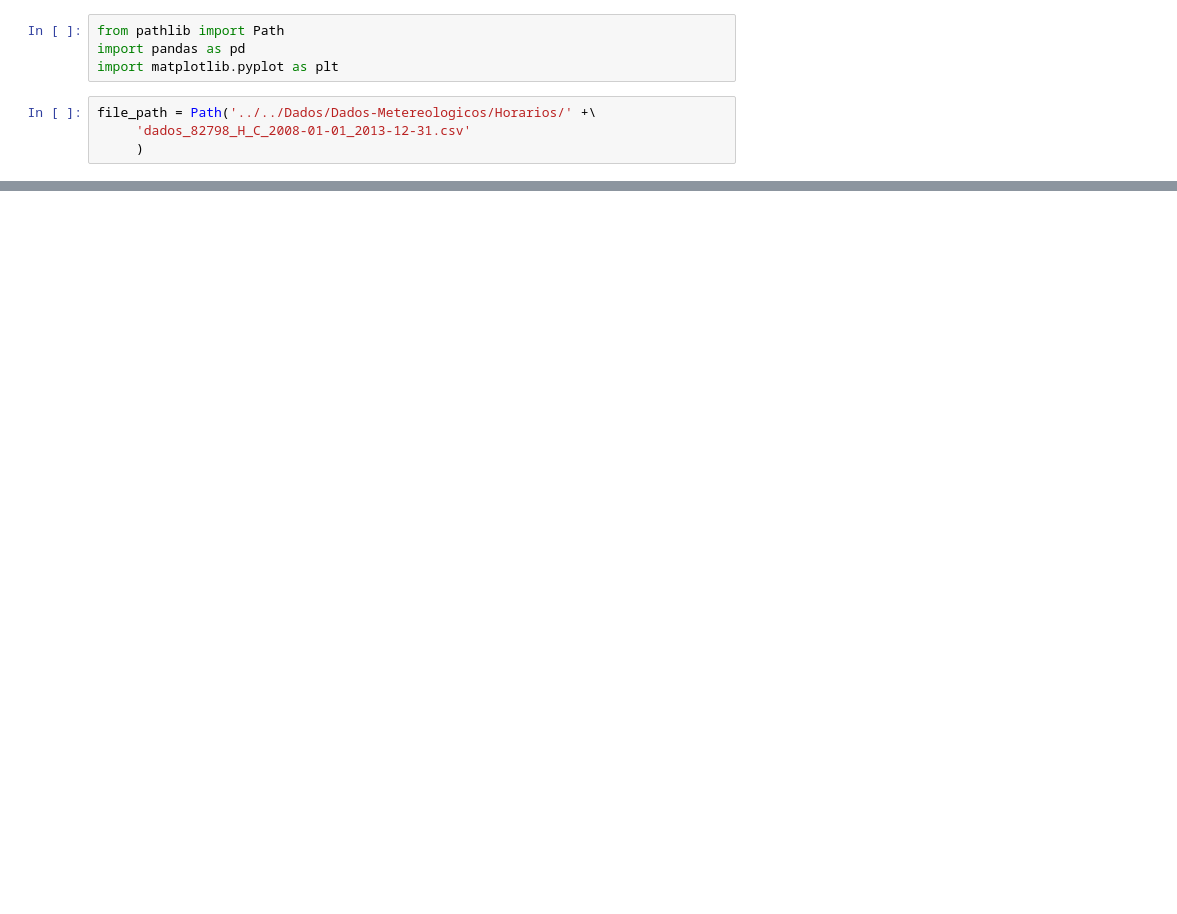
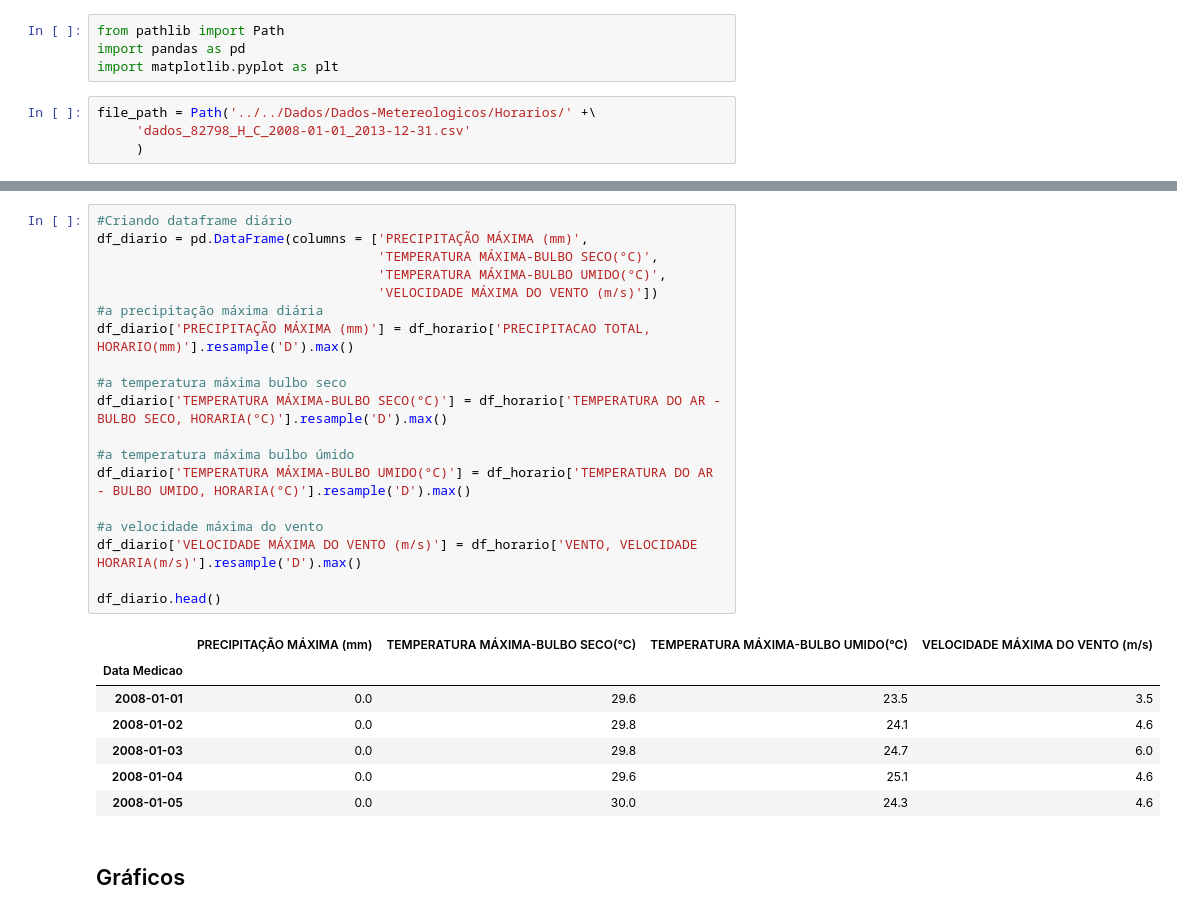
Before and after one commit to V-kr0pt/previsao-de-demanda, a Jupyter notebook: Notebooks/Notebooks_Meteorologicos/Dados_Meteorologicos_Diarios_Convencionais.ipynb, the cells around one changed output, grey strips where cells are left out. Saved outputs shown, nothing was run; the diff lists cells and outputs as text; blank space fills up the shorter version.

```diff
--- a/Notebooks/Notebooks_Meteorologicos/Dados_Meteorologicos_Diarios_Convencionais.ipynb
+++ b/Notebooks/Notebooks_Meteorologicos/Dados_Meteorologicos_Diarios_Convencionais.ipynb
@@ -39,3 +39,32 @@ df_horario.head()
 | 2008-01-01 18:00:00 | 0.0 | 29.6 | 23.5 | 3.3 |
 | 2008-01-02 00:00:00 | 0.0 | 26.6 | 22.2 | 2.6 |
 | 2008-01-02 12:00:00 | 0.0 | 29.8 | 23.9 | 3.3 |
+# %%
+#Criando dataframe diário
+df_diario = pd.DataFrame(columns = ['PRECIPITAÇÃO MÁXIMA (mm)',
+                                    'TEMPERATURA MÁXIMA-BULBO SECO(°C)',
+                                    'TEMPERATURA MÁXIMA-BULBO UMIDO(°C)',
+                                    'VELOCIDADE MÁXIMA DO VENTO (m/s)'])
+#a precipitação máxima diária
+df_diario['PRECIPITAÇÃO MÁXIMA (mm)'] = df_horario['PRECIPITACAO TOTAL, HORARIO(mm)'].resample('D').max()
+
+#a temperatura máxima bulbo seco
+df_diario['TEMPERATURA MÁXIMA-BULBO SECO(°C)'] = df_horario['TEMPERATURA DO AR - BULBO SECO, HORARIA(°C)'].resample('D').max()
+
+#a temperatura máxima bulbo úmido
+df_diario['TEMPERATURA MÁXIMA-BULBO UMIDO(°C)'] = df_horario['TEMPERATURA DO AR - BULBO UMIDO, HORARIA(°C)'].resample('D').max()
+
+#a velocidade máxima do vento
+df_diario['VELOCIDADE MÁXIMA DO VENTO (m/s)'] = df_horario['VENTO, VELOCIDADE HORARIA(m/s)'].resample('D').max()
+
+df_diario.head()
+# %% [output]
+|  | PRECIPITAÇÃO MÁXIMA (mm) | TEMPERATURA MÁXIMA-BULBO SECO(°C) | TEMPERATURA MÁXIMA-BULBO UMIDO(°C) | VELOCIDADE MÁXIMA DO VENTO (m/s) |
+| Data Medicao |  |  |  |  |
+| 2008-01-01 | 0.0 | 29.6 | 23.5 | 3.5 |
+| 2008-01-02 | 0.0 | 29.8 | 24.1 | 4.6 |
+| 2008-01-03 | 0.0 | 29.8 | 24.7 | 6.0 |
+| 2008-01-04 | 0.0 | 29.6 | 25.1 | 4.6 |
+| 2008-01-05 | 0.0 | 30.0 | 24.3 | 4.6 |
+# %% [markdown]
+## Gráficos
```
Also changed, not shown: parts of 4 cells of this notebook.
